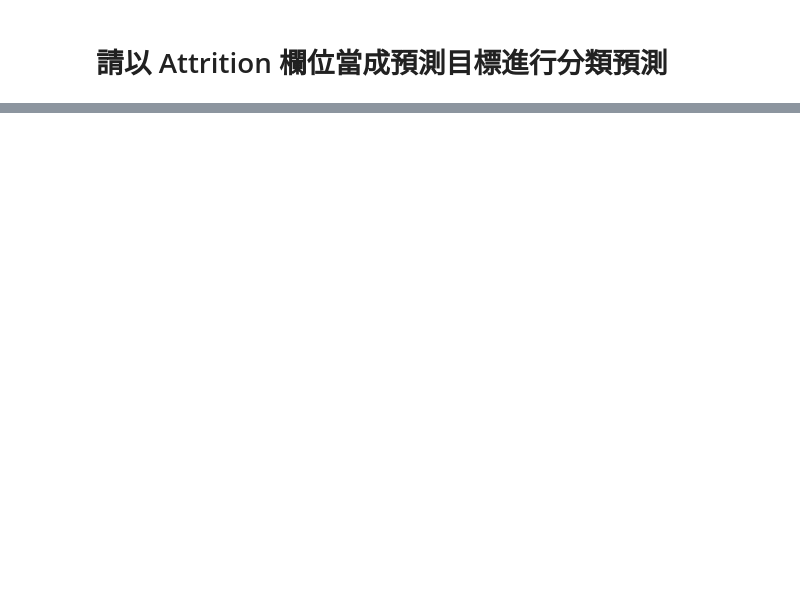
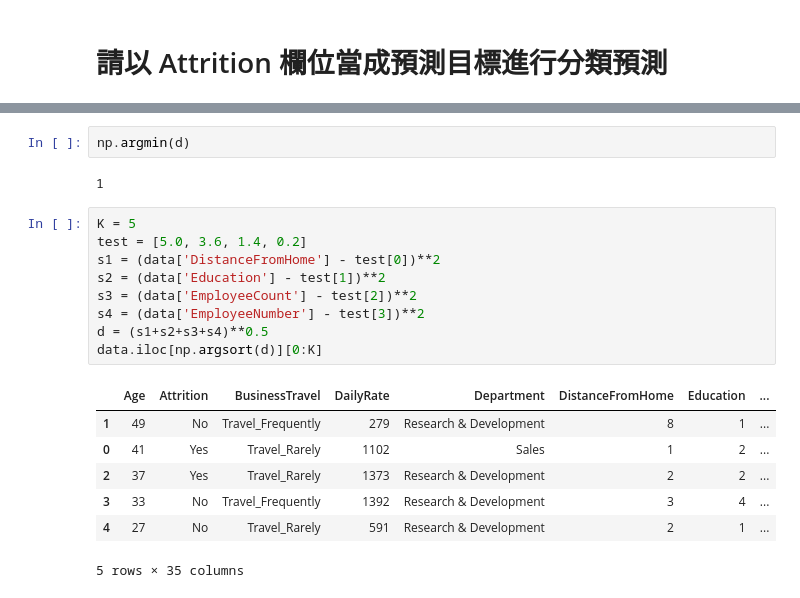
Before and after one commit to juck30808/USC_Python_git, a Jupyter notebook: 2.AI/實習題目 03. IBM HR.ipynb, the cells around one changed output, grey strips where cells are left out. Cells and saved outputs as stored; diff of their text form; blank space fills up the shorter version.

```diff
--- a/2.AI/實習題目 03. IBM HR.ipynb
+++ b/2.AI/實習題目 03. IBM HR.ipynb
@@ -56,0 +196,21 @@ memory usage: 402.1+ KB
+# %%
+np.argmin(d)
+# %% [output]
+1
+# %%
+K = 5
+test = [5.0, 3.6, 1.4, 0.2]
+s1 = (data['DistanceFromHome'] - test[0])**2
+s2 = (data['Education'] - test[1])**2
+s3 = (data['EmployeeCount'] - test[2])**2
+s4 = (data['EmployeeNumber'] - test[3])**2
+d = (s1+s2+s3+s4)**0.5
+data.iloc[np.argsort(d)][0:K]
+# %% [output]
+|  | Age | Attrition | BusinessTravel | DailyRate | Department | DistanceFromHome | Education | ... |
+| 1 | 49 | No | Travel_Frequently | 279 | Research & Development | 8 | 1 | ... |
+| 0 | 41 | Yes | Travel_Rarely | 1102 | Sales | 1 | 2 | ... |
+| 2 | 37 | Yes | Travel_Rarely | 1373 | Research & Development | 2 | 2 | ... |
+| 3 | 33 | No | Travel_Frequently | 1392 | Research & Development | 3 | 4 | ... |
+| 4 | 27 | No | Travel_Rarely | 591 | Research & Development | 2 | 1 | ... |
+5 rows × 35 columns
```
Also changed, not shown: parts of 19 cells of this notebook, 20 other files.
